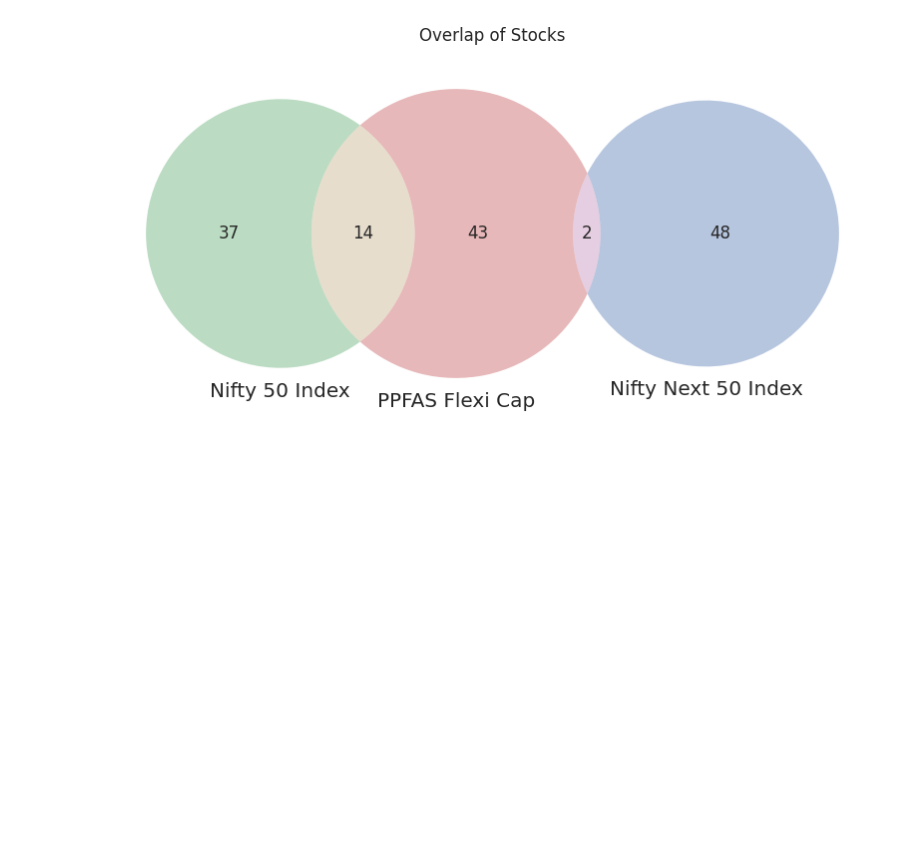
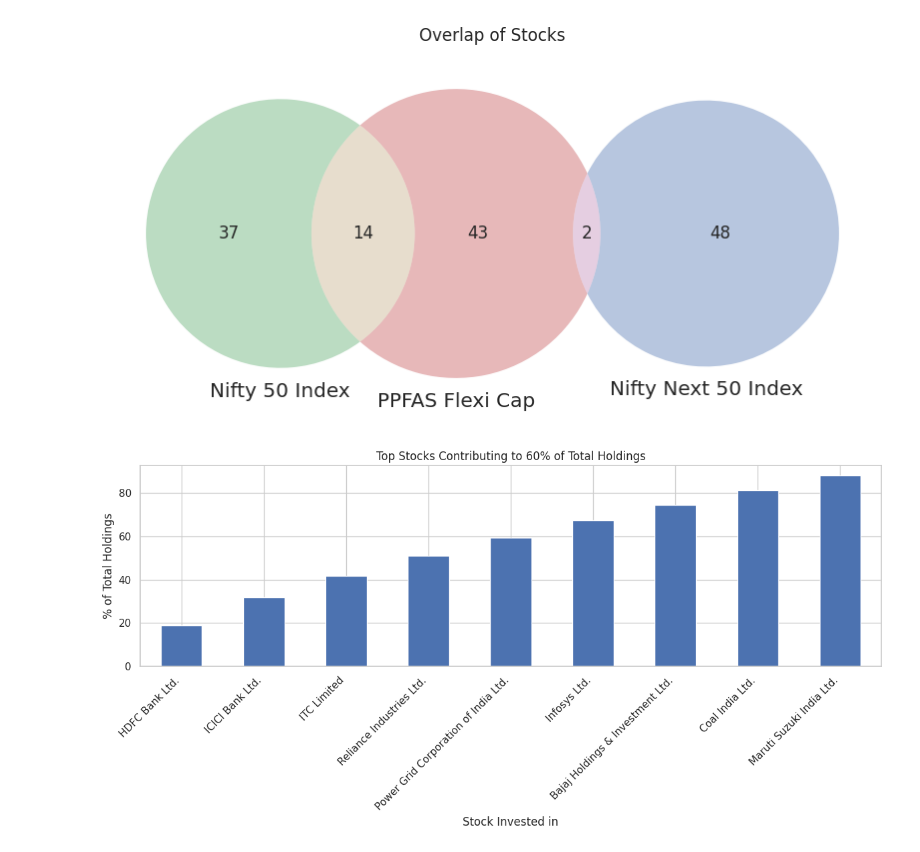
Before and after one commit to Krishna-Kumar-Sankaran-Kutty/PersonalFinanceUtils, a Jupyter notebook: GetMFData.ipynb, the cells around one changed output. Drawn from its saved outputs; the diff is of its cells as text; code cells hidden in the pictures; blank space fills up the shorter version.

```diff
--- a/GetMFData.ipynb
+++ b/GetMFData.ipynb
@@ -94,3 +70,27 @@ plt.title('Overlap of Stocks')
 plt.show()
 # %% [output]
 [figure]
+# %%
+# Concatenate the three DataFrames
+combined_df = pd.concat([N50_Index, PPFAS_FC, N_Next_50_Index])
+
+# Group by 'Stock Invested in' and sum '% of Total Holdings'
+grouped_df = combined_df.groupby('Stock Invested in')['% of Total Holdings'].sum().sort_values(ascending=False)
+
+# Calculate cumulative sum of holdings
+cumulative_holdings = grouped_df.cumsum()
+
+# Find stocks that make up 60% of total holdings
+top_stocks = cumulative_holdings[cumulative_holdings <= 90]
+
+# Create bar chart
+plt.figure(figsize=(12, 6))
+top_stocks.plot(kind='bar')
+plt.xlabel('Stock Invested in')
+plt.ylabel('% of Total Holdings')
+plt.title('Top Stocks Contributing to 60% of Total Holdings')
+plt.xticks(rotation=45, ha='right')
+plt.tight_layout()
+plt.show()
+# %% [output]
+[figure, added]
```
Also changed, not shown: parts of 3 cells of this notebook.
